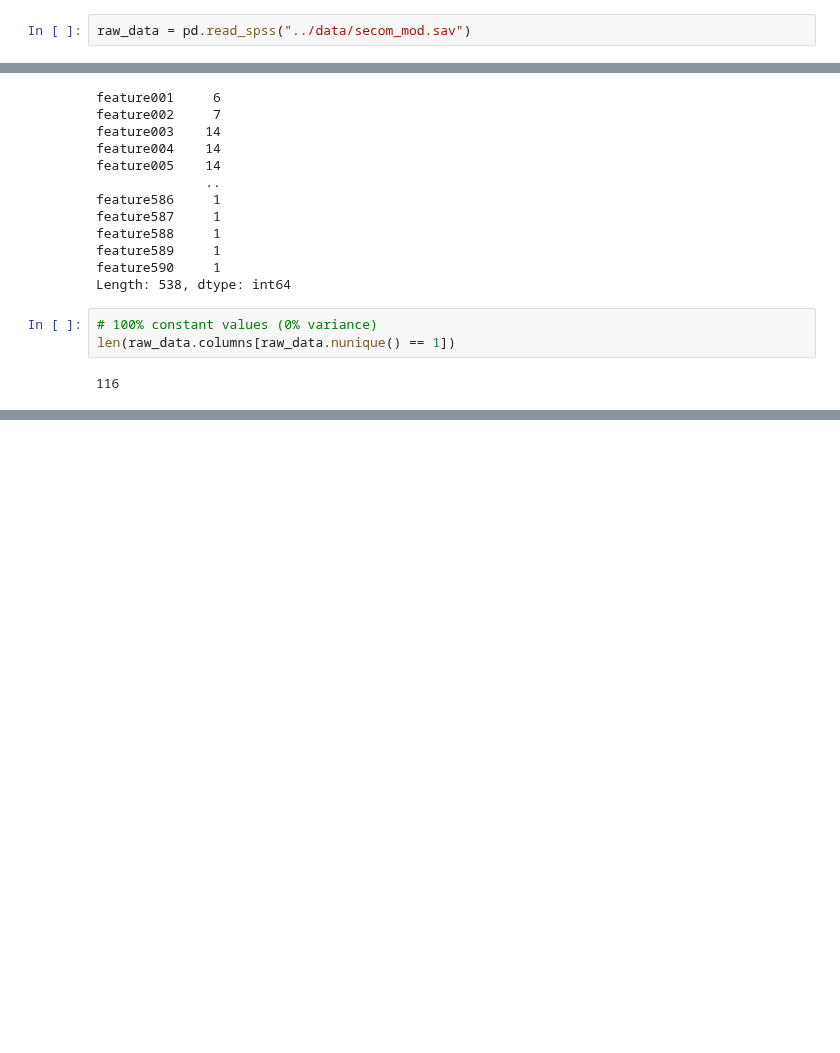
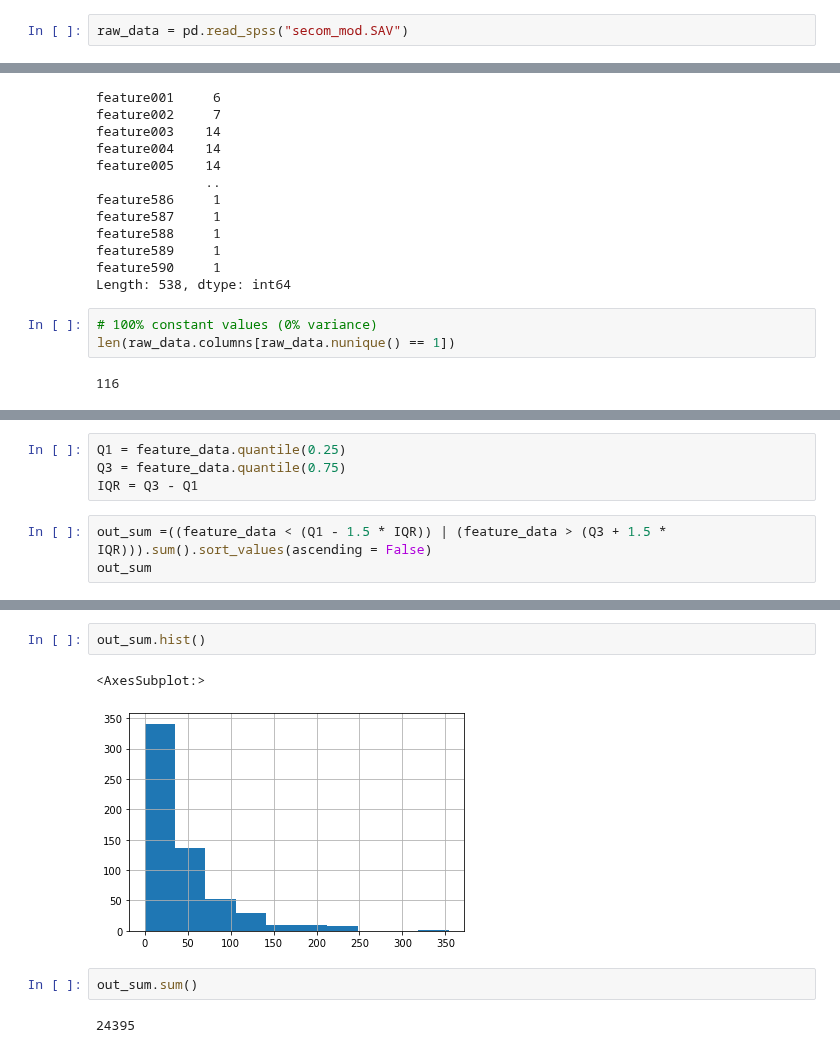
Before and after one commit to Landschy/datamining-htw, a Jupyter notebook: scripts/chayanon.ipynb, the cells around one changed output, grey strips where cells are left out. Saved outputs shown, nothing was run; the diff lists cells and outputs as text; blank space fills up the shorter version.

```diff
--- a/scripts/chayanon.ipynb
+++ b/scripts/chayanon.ipynb
@@ -32,6 +32,6 @@ np.random.seed(100)
 # %% [markdown]
 ## 1. Read SECOM dataset
 # %%
-raw_data = pd.read_spss("../data/secom_mod.sav")
+raw_data = pd.read_spss("secom_mod.SAV")
 # %% [markdown]
 ## 2. Data Understanding
@@ -275,0 +278,7 @@ len(raw_data.columns[raw_data.nunique() == 1])
+# %%
+Q1 = feature_data.quantile(0.25)
+Q3 = feature_data.quantile(0.75)
+IQR = Q3 - Q1
+# %%
+out_sum =((feature_data < (Q1 - 1.5 * IQR)) | (feature_data > (Q3 + 1.5 * IQR))).sum().sort_values(ascending = False)
+out_sum
@@ -275,0 +298,9 @@ len(raw_data.columns[raw_data.nunique() == 1])
+# %%
+out_sum.hist()
+# %% [output]
+<AxesSubplot:>
+[figure, added]
+# %%
+out_sum.sum()
+# %% [output]
+24395
```
Also changed, not shown: parts of 17 cells of this notebook.
